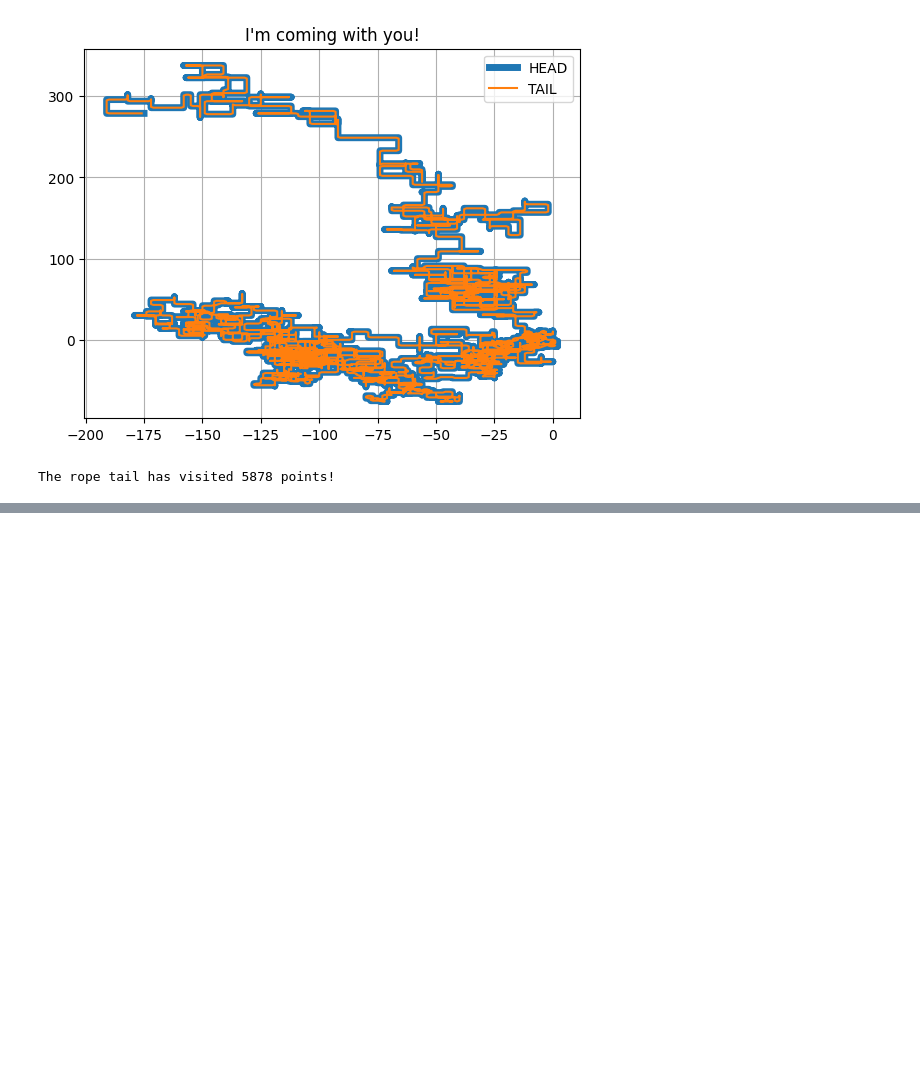
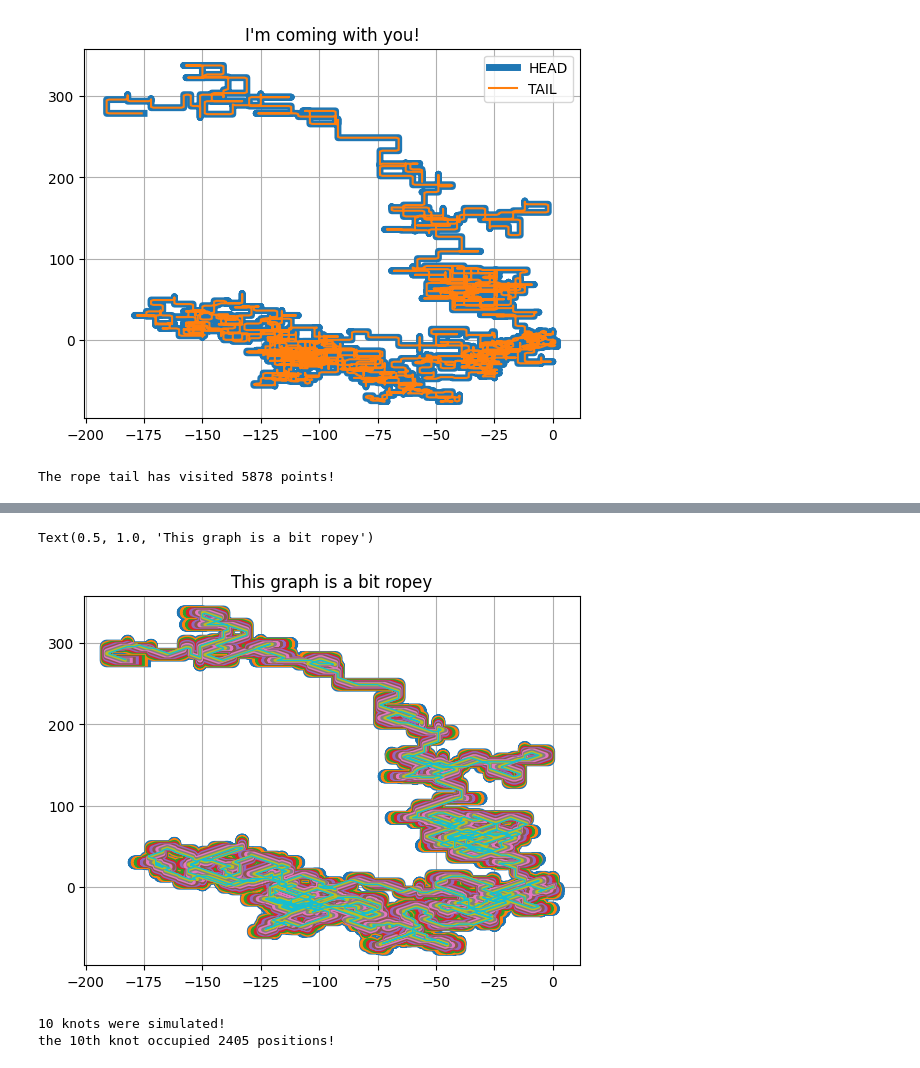
Before and after one commit to nouseforkeys/advent_of_code_22, a Jupyter notebook: day_9.ipynb, the cells around one changed output, grey strips where cells are left out. Cells and saved outputs as stored; diff of their text form; code cells hidden in the pictures; blank space fills up the shorter version.

```diff
--- a/day_9.ipynb
+++ b/day_9.ipynb
@@ -97,0 +105,46 @@ The rope tail has visited 5878 points!
+# %%
+# let's wrap up the previous loop into a function and then feed each subsequent
+# knot the previous one's positions as if it was the head
+def get_next_knot_positions(head_positions: list[tuple]) -> list[tuple]:
+    """
+    returns the list of positions occupied by the next knot on the rope
+    """
+    tail_positions = [(0, 0)]
+
+    for head_x, head_y in head_positions:
+        tail_x, tail_y = tail_positions[-1]
+
+        # if not in an adjacent square or on top of HEAD
+        if abs(head_x - tail_x) > 1 or abs(head_y - tail_y) > 1:
+            if tail_x != head_x:
+                tail_x += 1 if head_x > tail_x else -1
+            if tail_y != head_y:
+                tail_y += 1 if head_y > tail_y else -1
+
+            tail_positions.append((tail_x, tail_y))
+
+    return tail_positions
+
+rope_positions = [head_positions]
+
+for _ in range(2, 11):
+    rope_positions.append(get_next_knot_positions(rope_positions[-1]))
+# %%
+fig, ax = plt.subplots()
+for index, knot_positions in enumerate(rope_positions):
+    points = np.transpose(np.array(knot_positions))
+    ax.plot(*points, linewidth=10-index)
+ax.grid('ON')
+ax.set_title('This graph is a bit ropey')
+# %% [output]
+Text(0.5, 1.0, 'This graph is a bit ropey')
+[figure, added]
+# %%
+print(f'{len(rope_positions)} knots were simulated!')
+
+total_10_knot_rope_tail = len(set(rope_positions[-1]))
+
+print(f'the 10th knot occupied {total_10_knot_rope_tail} positions!')
+# %% [output]
+10 knots were simulated!
+the 10th knot occupied 2405 positions!
```
Also changed, not shown: parts of 1 cell of this notebook.
